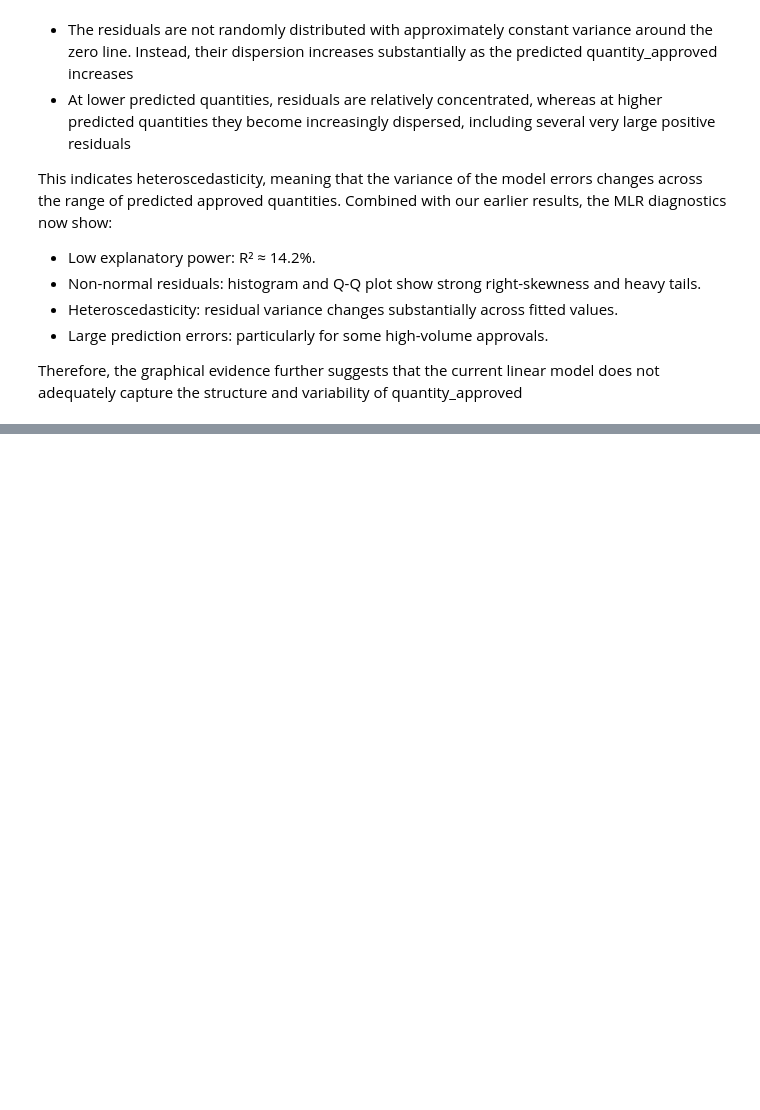
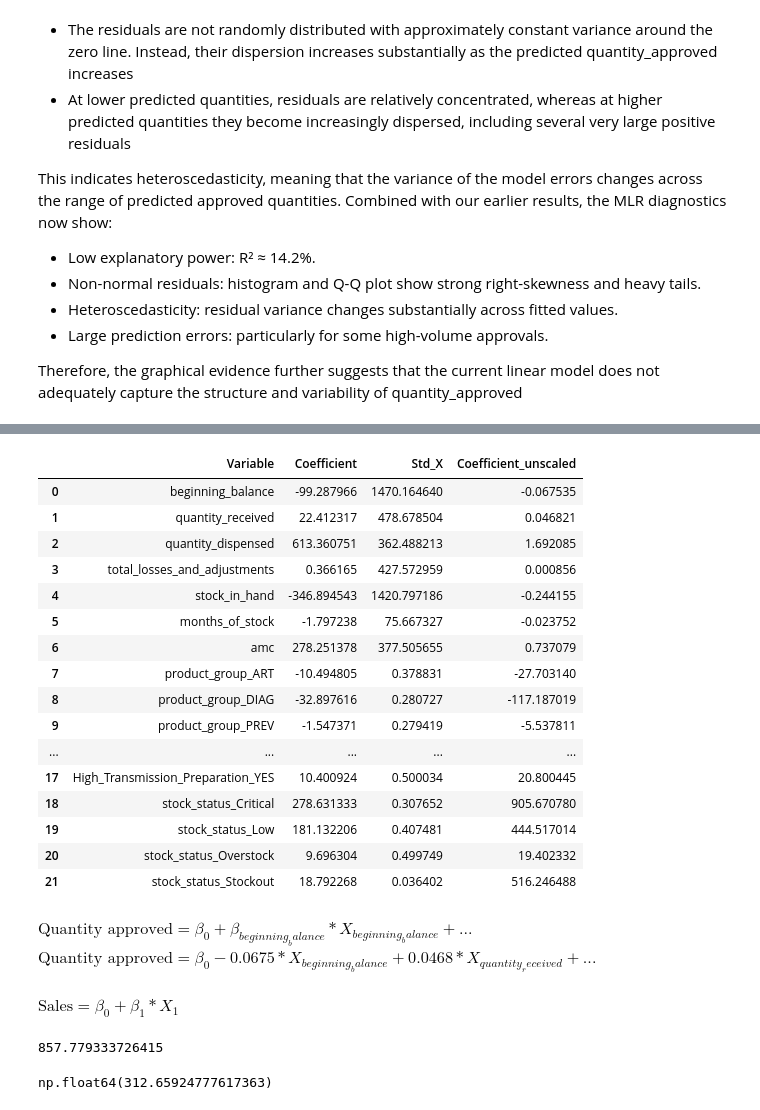
Before and after one commit to gerard-bisama/data-analytics-project, a Jupyter notebook: order_prediction/mlr_model.ipynb, the cells around one changed output, grey strips where cells are left out. Saved outputs shown, nothing was run; the diff lists cells and outputs as text; code cells hidden in the pictures; blank space fills up the shorter version.

```diff
--- a/order_prediction/mlr_model.ipynb
+++ b/order_prediction/mlr_model.ipynb
@@ -432,0 +456,7 @@ Therefore, the graphical evidence further suggests that the current linear model
+# %%
+#coefficients = pd.DataFrame(lr.coef_, columns=.columns)
+coefficients = pd.DataFrame({
+    'Variable': X.columns,
+    'Coefficient': lr.coef_.flatten()
+})
+coefficients
@@ -432,0 +504,4 @@ Therefore, the graphical evidence further suggests that the current linear model
+# %%
+# Standard deviation of predictors
+std_X = X_train.std()
+std_X.head()
@@ -432,0 +515,4 @@ Therefore, the graphical evidence further suggests that the current linear model
+# %%
+# Match each variable with its standard deviation
+coefficients['Std_X'] = coefficients['Variable'].map(std_X)
+coefficients.head()
@@ -432,0 +526,28 @@ Therefore, the graphical evidence further suggests that the current linear model
+# %%
+# Divide coefficient by standard deviation
+coefficients['Coefficient_unscaled'] = (
+    coefficients['Coefficient'] / coefficients['Std_X']
+)
+# %% [output]
+|  | Variable | Coefficient | Std_X | Coefficient_unscaled |
+| 0 | beginning_balance | -99.287966 | 1470.164640 | -0.067535 |
+| 1 | quantity_received | 22.412317 | 478.678504 | 0.046821 |
+| 2 | quantity_dispensed | 613.360751 | 362.488213 | 1.692085 |
+| 3 | total_losses_and_adjustments | 0.366165 | 427.572959 | 0.000856 |
+| 4 | stock_in_hand | -346.894543 | 1420.797186 | -0.244155 |
+| 5 | months_of_stock | -1.797238 | 75.667327 | -0.023752 |
+| 6 | amc | 278.251378 | 377.505655 | 0.737079 |
+| 7 | product_group_ART | -10.494805 | 0.378831 | -27.703140 |
+| 8 | product_group_DIAG | -32.897616 | 0.280727 | -117.187019 |
+| 9 | product_group_PREV | -1.547371 | 0.279419 | -5.537811 |
+| ... | ... | ... | ... | ... |
+| 17 | High_Transmission_Preparation_YES | 10.400924 | 0.500034 | 20.800445 |
+| 18 | stock_status_Critical | 278.631333 | 0.307652 | 905.670780 |
+| 19 | stock_status_Low | 181.132206 | 0.407481 | 444.517014 |
+| 20 | stock_status_Overstock | 9.696304 | 0.499749 | 19.402332 |
+| 21 | stock_status_Stockout | 18.792268 | 0.036402 | 516.246488 |
+# %% [markdown]
+$\text{Quantity approved} = \beta_{0} + \beta_{beginning_balance}*X_{beginning_balance} + ...$
+$\text{Quantity approved} = \beta_{0} - 0.0675*X_{beginning_balance} + 0.0468*X_{quantity_received} + ...$
+# %% [markdown]
+$\text{Sales} = \beta_{0} + \beta_{1}*X_{1}$
@@ -432,0 +557,11 @@ Therefore, the graphical evidence further suggests that the current linear model
+# %%
+beta0_scaled
+# %% [output]
+857.779333726415
+# %%
+beta0_unscaled = beta0_scaled - np.sum(
+    beta_scaled * scaler.mean_ / scaler.scale_
+)
+beta0_unscaled
+# %% [output]
+np.float64(312.65924777617363)
```
Also changed, not shown: parts of 16 cells of this notebook, 1 other file.
